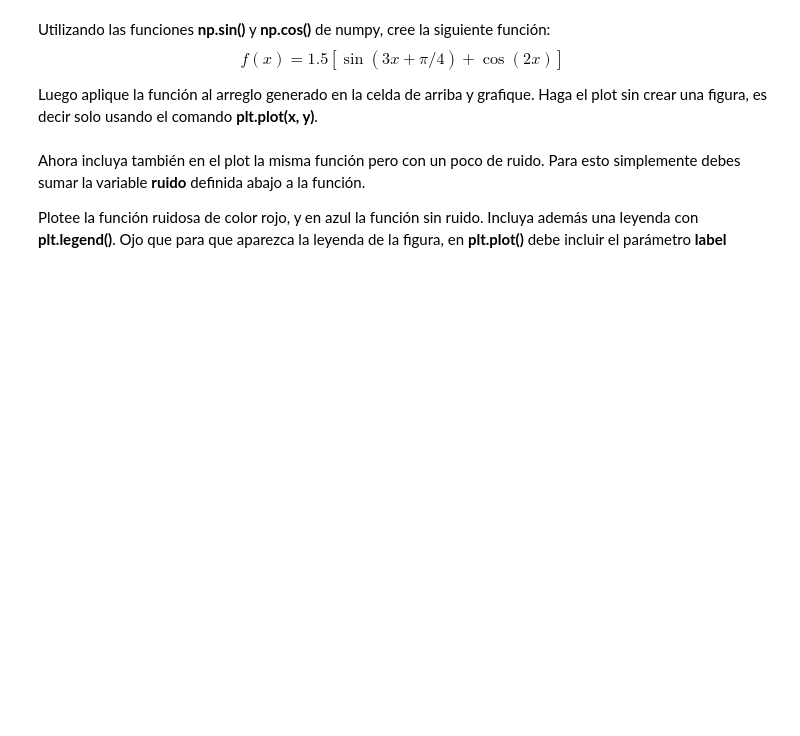
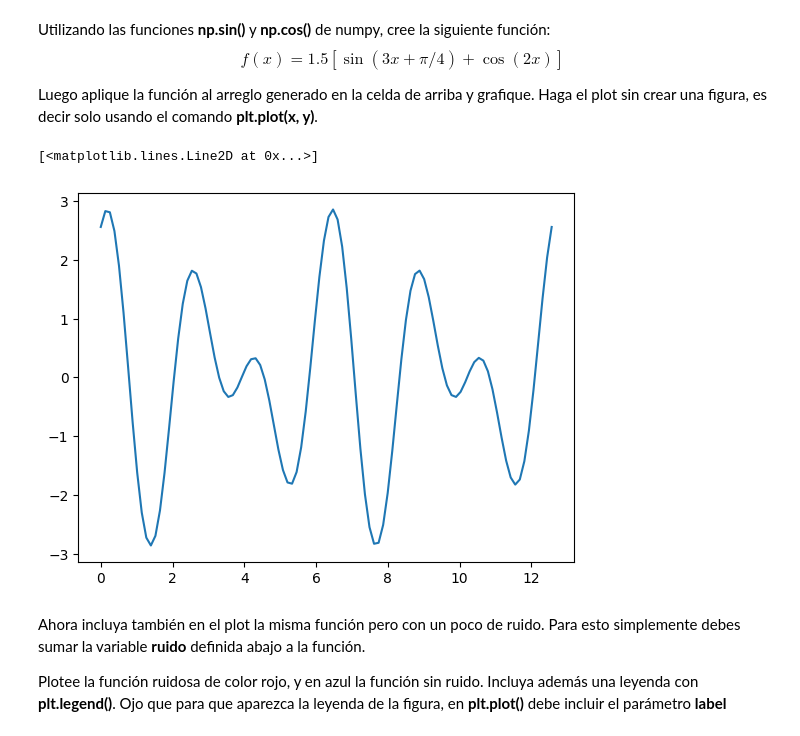
Before and after one commit to GARU0012/Tarea-1, a Jupyter notebook: Tarea_1.ipynb, the cells around one changed output. Drawn from its saved outputs; the diff is of its cells as text; code cells hidden in the pictures; blank space fills up the shorter version.

Commit message:
lista primera parte de matplotlib

```diff
--- a/Tarea_1.ipynb
+++ b/Tarea_1.ipynb
@@ -192,3 +191,5 @@ x_values =
+# %%
+x_values = np.linspace(0, 4*np.pi, 100)
 # %% [markdown]
 Utilizando las funciones **np.sin()** y **np.cos()** de numpy, cree la siguiente función:
 $$f(x) = 1.5[\sin(3x+\pi/4)+\cos(2x)] \tag{2}$$
@@ -203,3 +198,15 @@ def f(x):
+# %%
+# Escriba la función aquí
+def f(x):
+  return 1.5*(np.sin(3*x + np.pi/4) + np.cos(2*x))
+
+
+# Haga el plot aquí
+# no entiendo a que se refiere con no crear la figura... pq si pongo literalmente el (x,y) tira error pq x e y no existen asi que nose... :p
+plt.plot(x_values, f(x_values))
+# %% [output]
+[<matplotlib.lines.Line2D at 0x...>]
+[figure, added]
 # %% [markdown]
 Ahora incluya también en el plot la misma función  pero con un poco de ruido. Para esto simplemente debes sumar la variable **ruido** definida abajo a la función.
 
```
Also changed, not shown: parts of 8 cells of this notebook.
